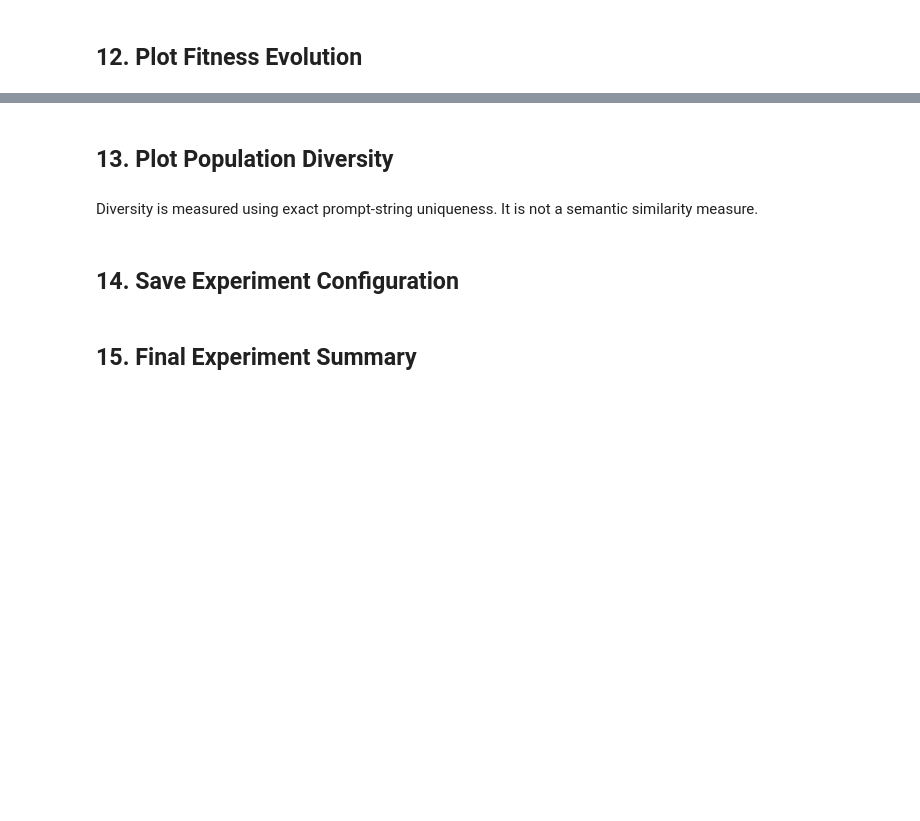
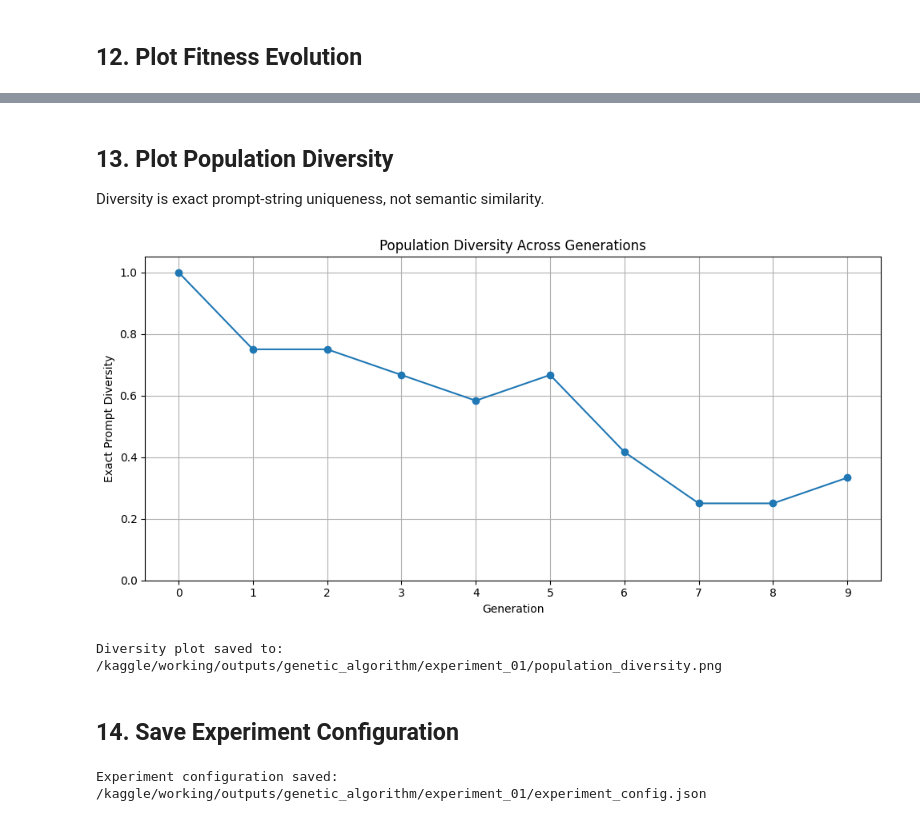
Before and after one commit to sarrazer24/evolutionary-prompt-optimization, a Jupyter notebook: notebooks/05_genetic_algorithm_experiment.ipynb, the cells around one changed output, grey strips where cells are left out. Cells and saved outputs as stored; diff of their text form; code cells hidden in the pictures; blank space fills up the shorter version.

```diff
--- a/notebooks/05_genetic_algorithm_experiment.ipynb
+++ b/notebooks/05_genetic_algorithm_experiment.ipynb
@@ -289,10 +256,7 @@ This avoids repeating inference for identical prompt-example pairs.
 # %%
 prediction_cache = PredictionCache()
 
-OUTPUT_DIR = Path(
-    "/kaggle/working/outputs/"
-    "genetic_algorithm/experiment_01"
-)
+OUTPUT_DIR = Path("/kaggle/working/outputs/genetic_algorithm/experiment_01")
 
 if OUTPUT_DIR.exists() and any(OUTPUT_DIR.iterdir()):
     raise FileExistsError(
@@ -320,34 +281,25 @@ The final held-out test set is not used.
 # %%
 print("Starting Genetic Algorithm experiment...")
-
 experiment_start_time = time.perf_counter()
 
-result = run_evolution(
+ga_result = run_evolution(
     llm=llm,
     examples=examples,
     labels=labels,
-
     population_size=POPULATION_SIZE,
     generations=GENERATIONS,
-
     elite_count=ELITE_COUNT,
     tournament_size=TOURNAMENT_SIZE,
-
     crossover_rate=CROSSOVER_RATE,
     mutation_rate=MUTATION_RATE,
-
     seed_prompts=seed_prompts,
     seed=SEED,
-
     cache=prediction_cache,
     batch_size=None,
-
     early_stopping_patience=EARLY_STOPPING_PATIENCE,
-
     output_dir=str(OUTPUT_DIR),
 )
 
 experiment_duration = time.perf_counter() - experiment_start_time
-
 print("\nEvolution completed.")
 print(f"Execution time: {experiment_duration:.2f} seconds")
@@ -443,79 +414,58 @@ print("Fitness plot saved to:", fitness_plot_path)
 # %% [markdown]
 ## 13. Plot Population Diversity
-#
-Diversity is measured using exact prompt-string uniqueness.
-It is not a semantic similarity measure.
+
+Diversity is exact prompt-string uniqueness, not semantic similarity.
 # %%
 plt.figure(figsize=(10, 5))
-
-plt.plot(
-    history_df["generation"],
-    history_df["diversity"],
-    marker="o",
-)
-
+plt.plot(history_df["generation"], history_df["diversity"], marker="o")
 plt.xlabel("Generation")
 plt.ylabel("Exact Prompt Diversity")
 plt.title("Population Diversity Across Generations")
-
 plt.xticks(history_df["generation"])
 plt.ylim(0, 1.05)
 plt.grid(True)
 plt.tight_layout()
 
 diversity_plot_path = OUTPUT_DIR / "population_diversity.png"
 plt.savefig(diversity_plot_path, dpi=300)
 plt.show()
-
 print("Diversity plot saved to:", diversity_plot_path)
+# %% [output]
+[figure, added]
+Diversity plot saved to: /kaggle/working/outputs/genetic_algorithm/experiment_01/population_diversity.png
 # %% [markdown]
 ## 14. Save Experiment Configuration
 # %%
 experiment_config = {
     "experiment_name": "genetic_algorithm_experiment_01",
-
     "dataset": "SST-2",
     "optimization_split": "opt",
     "optimization_sample_size": N_OPT,
     "sampling_seed": SEED,
-
     "model_id": llm.model_id,
     "model_revision": model_config.revision,
     "inference_config": llm.inference_config,
-
     "gpu_name": GPU_NAME,
     "cuda_version": CUDA_VERSION,
     "pytorch_version": torch.__version__,
-
     "population_size": POPULATION_SIZE,
     "generations_requested": GENERATIONS,
     "generations_evaluated": len(history_df),
-
     "elite_count": ELITE_COUNT,
     "tournament_size": TOURNAMENT_SIZE,
-
     "crossover_rate": CROSSOVER_RATE,
     "mutation_rate": MUTATION_RATE,
-
     "early_stopping_patience": EARLY_STOPPING_PATIENCE,
-
     "fitness_metric": "Macro F1",
     "number_of_manual_seed_prompts": len(seed_prompts),
-
     "random_seed": SEED,
     "execution_time_seconds": round(experiment_duration, 2),
 }
 
 config_path = OUTPUT_DIR / "experiment_config.json"
-
-with open(config_path, "w", encoding="utf-8") as file:
-    json.dump(
-        experiment_config,
-        file,
-        indent=4,
-        default=str,
-    )
+with open(config_path, "w", encoding="utf-8") as f:
+    json.dump(experiment_config, f, indent=4, default=str)
 
 print("Experiment configuration saved:", config_path)
+# %% [output]
+Experiment configuration saved: /kaggle/working/outputs/genetic_algorithm/experiment_01/experiment_config.json
-# %% [markdown]
-## 15. Final Experiment Summary
```
Also changed, not shown: parts of 39 cells of this notebook, 1 other file.
